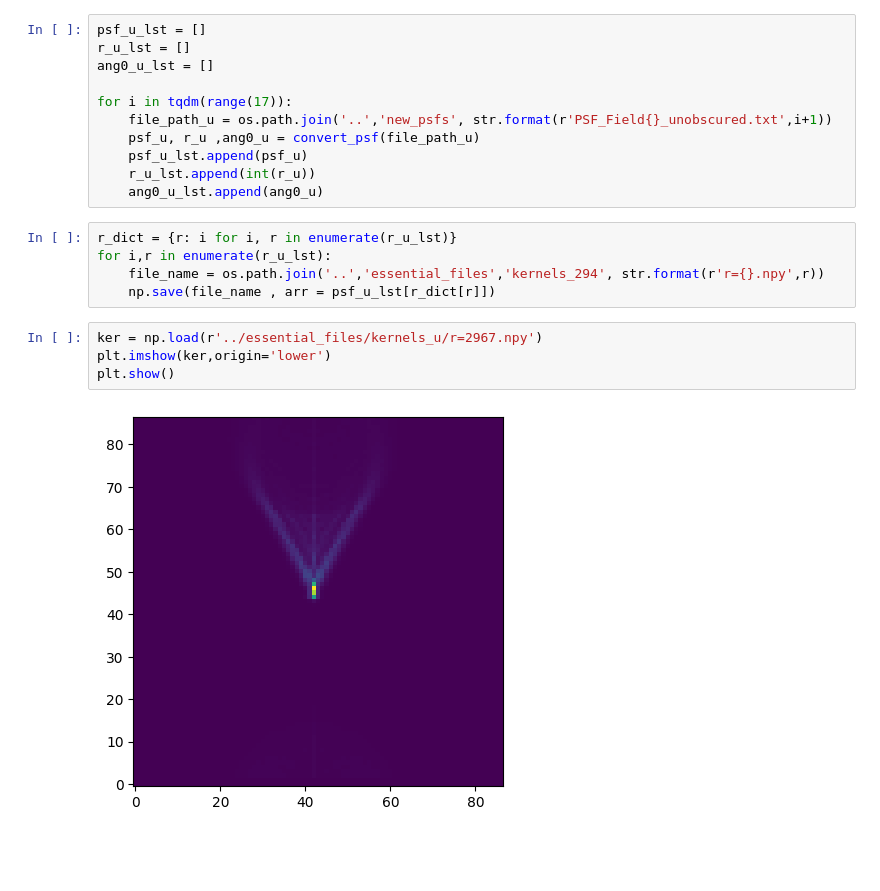
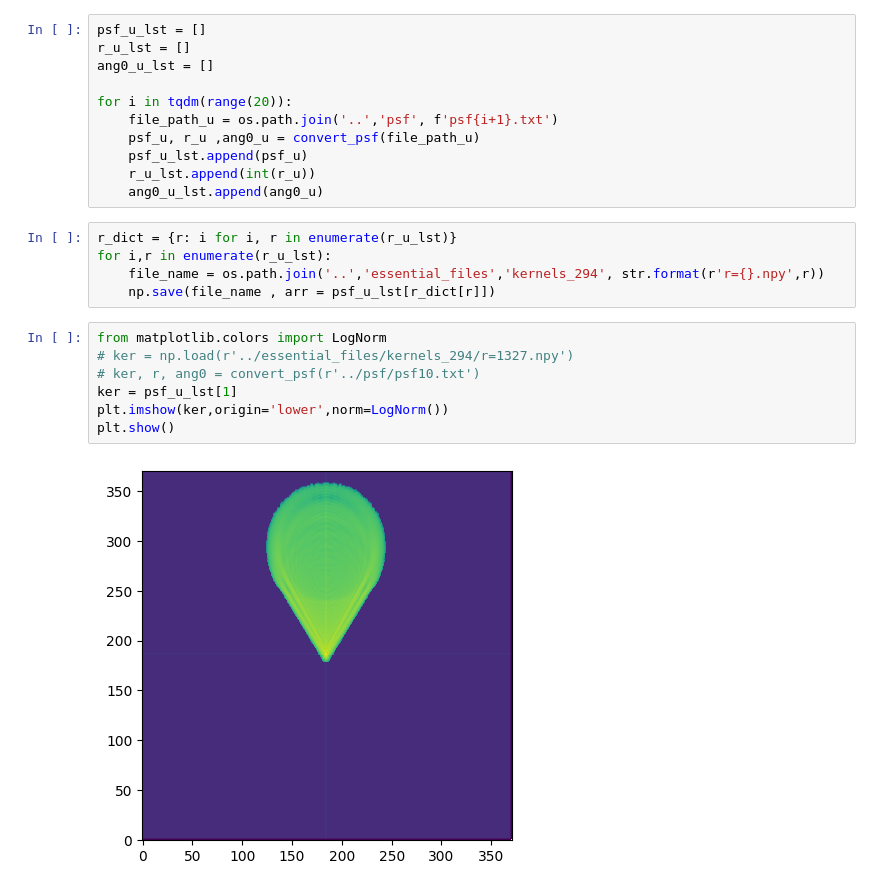
Before and after one commit to orenir49/MAST-simulator, a Jupyter notebook: notebooks_for_dev/rotate.ipynb, the cells around one changed output. Drawn from its saved outputs; the diff is of its cells as text; blank space fills up the shorter version.

```diff
--- a/notebooks_for_dev/rotate.ipynb
+++ b/notebooks_for_dev/rotate.ipynb
@@ -154,8 +111,8 @@ psf_u_lst = []
 r_u_lst = []
 ang0_u_lst = []
 
-for i in tqdm(range(17)):
-    file_path_u = os.path.join('..','new_psfs', str.format(r'PSF_Field{}_unobscured.txt',i+1))
+for i in tqdm(range(20)):
+    file_path_u = os.path.join('..','psf', f'psf{i+1}.txt')
     psf_u, r_u ,ang0_u = convert_psf(file_path_u)
     psf_u_lst.append(psf_u)
     r_u_lst.append(int(r_u))
@@ -166,8 +123,11 @@ for i,r in enumerate(r_u_lst):
     file_name = os.path.join('..','essential_files','kernels_294', str.format(r'r={}.npy',r))
     np.save(file_name , arr = psf_u_lst[r_dict[r]])
 # %%
-ker = np.load(r'../essential_files/kernels_u/r=2967.npy')
-plt.imshow(ker,origin='lower')
+from matplotlib.colors import LogNorm
+# ker = np.load(r'../essential_files/kernels_294/r=1327.npy')
+# ker, r, ang0 = convert_psf(r'../psf/psf10.txt')
+ker = psf_u_lst[1]
+plt.imshow(ker,origin='lower',norm=LogNorm())
 plt.show()
 # %% [output]
-[figure, old version]
+[figure, new version]
```
Also changed, not shown: parts of 2 cells of this notebook, 38 other files.
